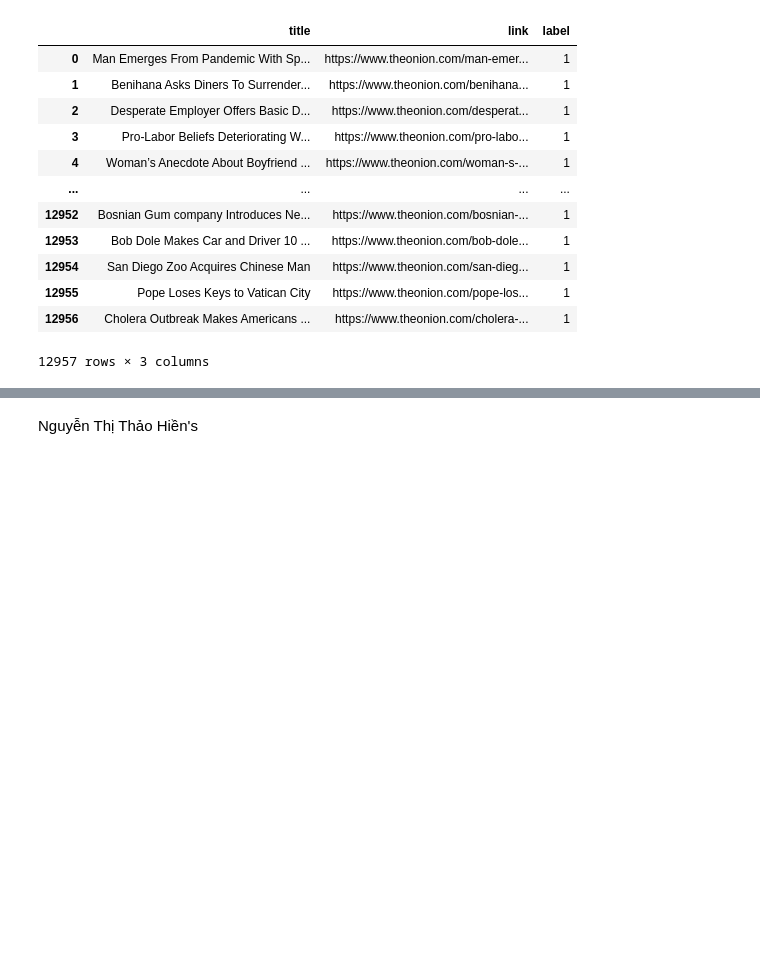
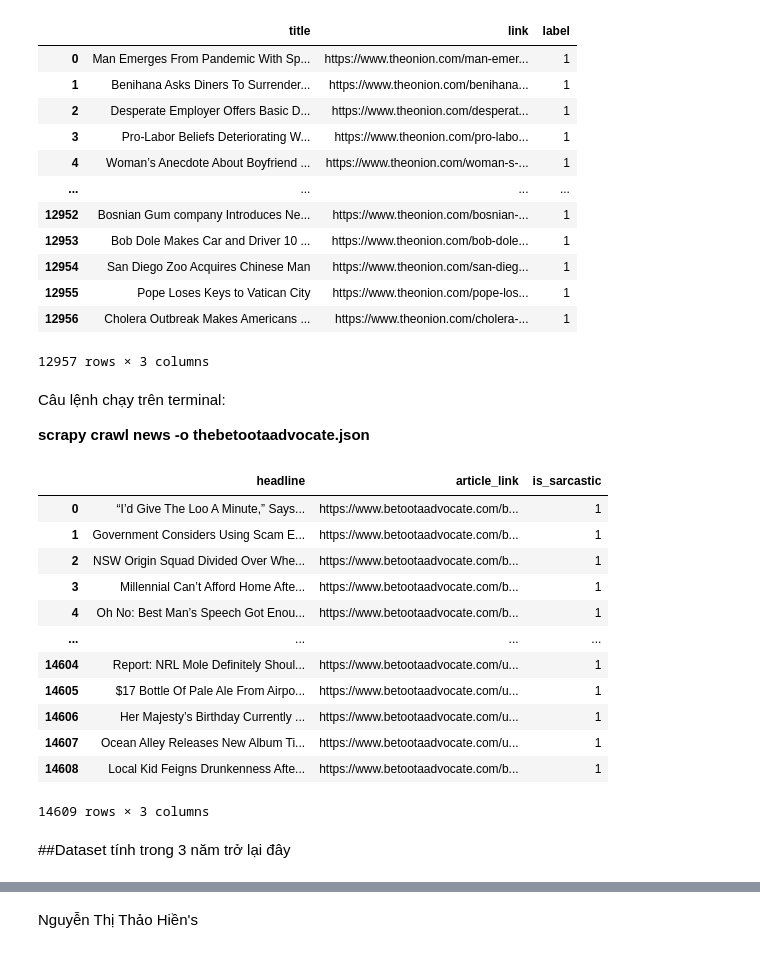
Before and after one commit to dxmai/CS114.L21.KHCL, a Jupyter notebook: Colab/SarcasmDetection/SarcasmDetection.ipynb, the cells around one changed output, grey strips where cells are left out. Drawn from its saved outputs; the diff is of its cells as text; code cells hidden in the pictures; blank space fills up the shorter version.

```diff
--- a/Colab/SarcasmDetection/SarcasmDetection.ipynb
+++ b/Colab/SarcasmDetection/SarcasmDetection.ipynb
@@ -106,0 +153,23 @@ data2
+# %% [markdown]
+Câu lệnh chạy trên terminal:
+
+**scrapy crawl news -o thebetootaadvocate.json**
+# %%
+data3 = pd.read_json('https://raw.githubusercontent.com/dxmai/CS114.L21.KHCL/main/Colab/SarcasmDetection/Dataset/thebetootaadvocate.json')
+data3
+# %% [output]
+|  | headline | article_link | is_sarcastic |
+| 0 | “I’d Give The Loo A Minute,” Says... | https://www.betootaadvocate.com/b... | 1 |
+| 1 | Government Considers Using Scam E... | https://www.betootaadvocate.com/b... | 1 |
+| 2 | NSW Origin Squad Divided Over Whe... | https://www.betootaadvocate.com/b... | 1 |
+| 3 | Millennial Can’t Afford Home Afte... | https://www.betootaadvocate.com/b... | 1 |
+| 4 | Oh No: Best Man’s Speech Got Enou... | https://www.betootaadvocate.com/b... | 1 |
+| ... | ... | ... | ... |
+| 14604 | Report: NRL Mole Definitely Shoul... | https://www.betootaadvocate.com/u... | 1 |
+| 14605 | $17 Bottle Of Pale Ale From Airpo... | https://www.betootaadvocate.com/u... | 1 |
+| 14606 | Her Majesty’s Birthday Currently ... | https://www.betootaadvocate.com/u... | 1 |
+| 14607 | Ocean Alley Releases New Album Ti... | https://www.betootaadvocate.com/u... | 1 |
+| 14608 | Local Kid Feigns Drunkenness Afte... | https://www.betootaadvocate.com/b... | 1 |
+14609 rows × 3 columns
+# %% [markdown]
+##Dataset tính trong 3 năm trở lại đây
```
Also changed, not shown: parts of 15 cells of this notebook.
